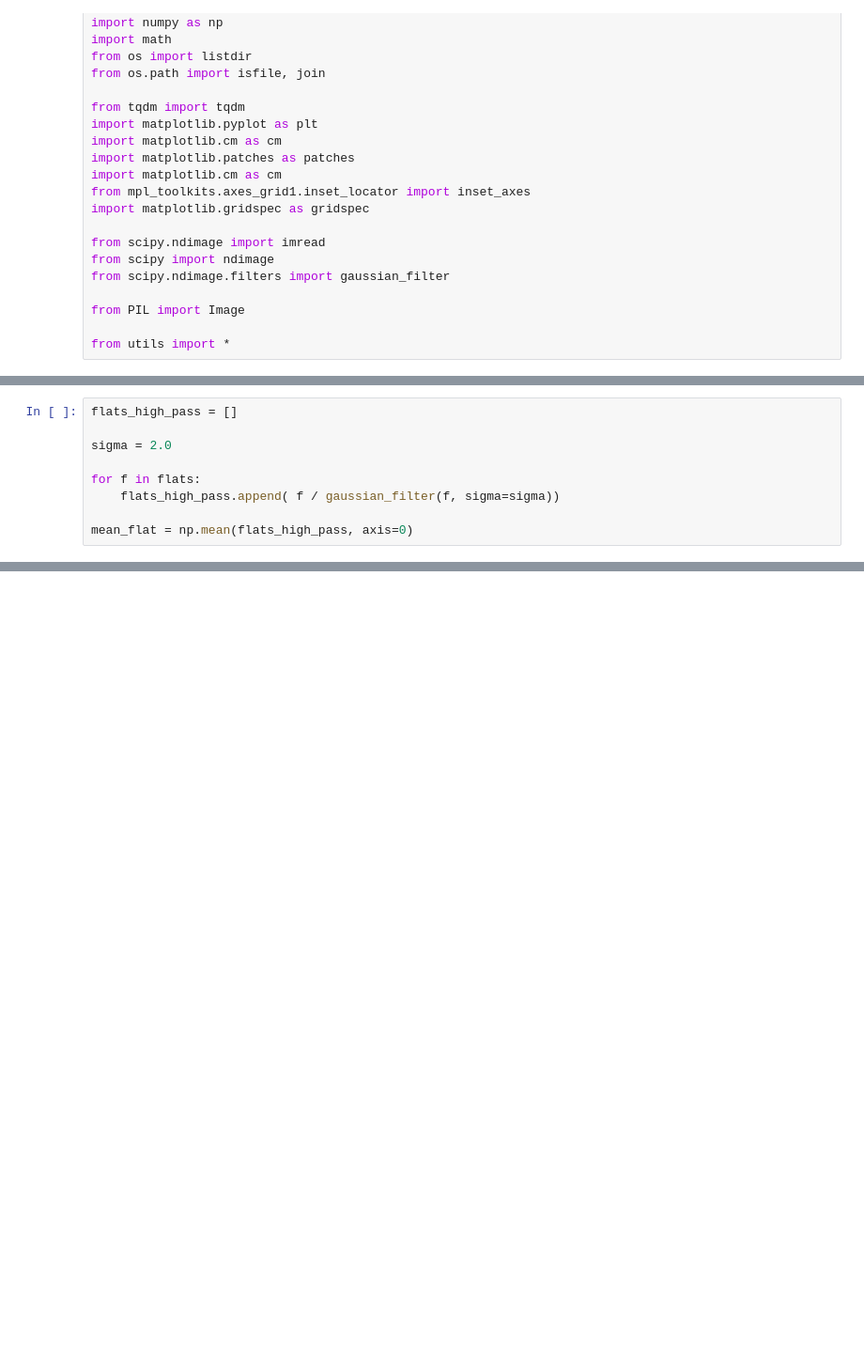
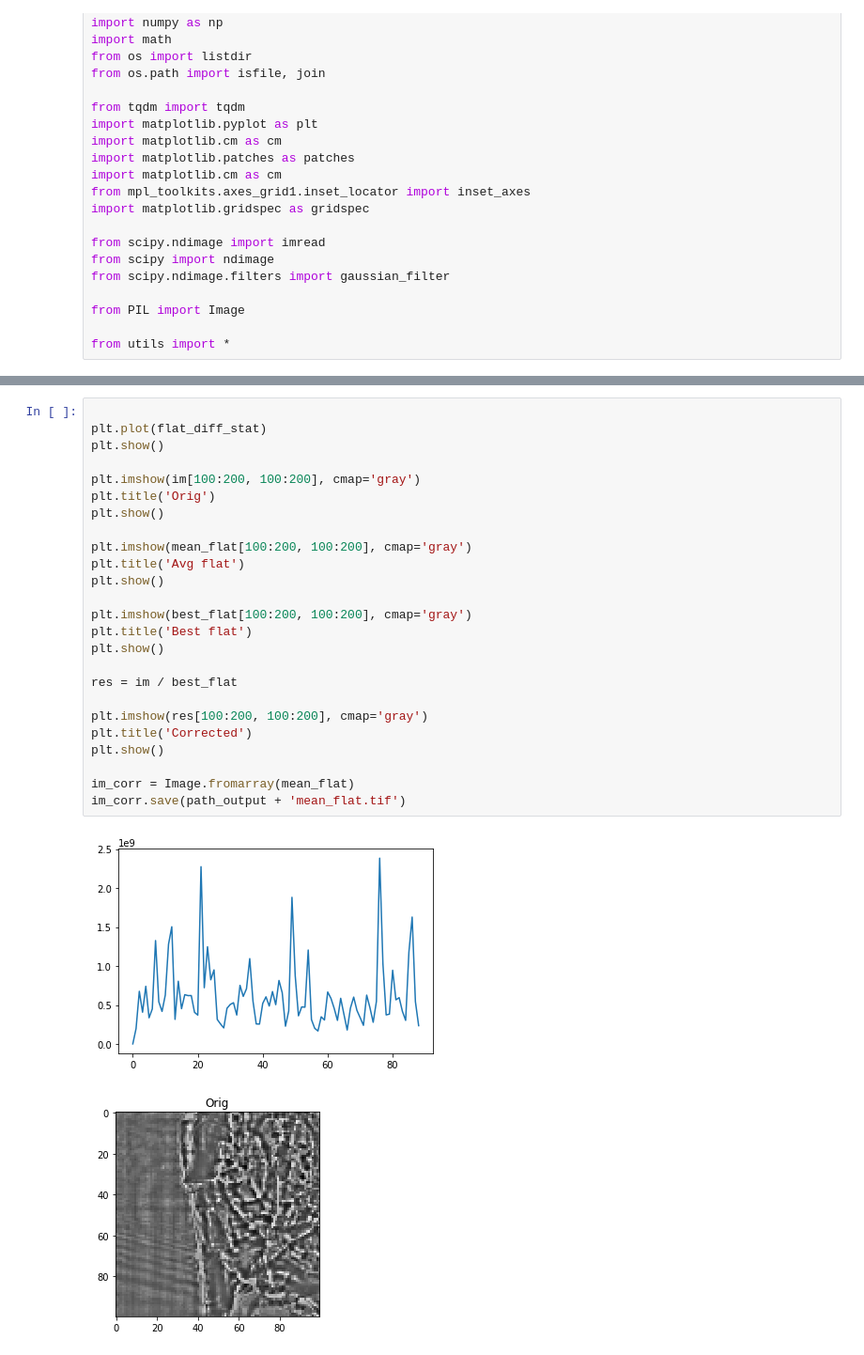
Before and after one commit to axruff/flatfield, a Jupyter notebook: flat.ipynb, the cells around one changed output, grey strips where cells are left out. Shown: that part at 94% size. Cells and saved outputs as stored; diff of their text form; blank space fills up the shorter version.

```diff
--- a/flat.ipynb
+++ b/flat.ipynb
@@ -50,9 +71,0 @@ plt.imshow(im, cmap='gray')
-# %%
-flats_high_pass = []
-
-sigma = 2.0
-
-for f in flats:
-    flats_high_pass.append( f / gaussian_filter(f, sigma=sigma))
-
-mean_flat = np.mean(flats_high_pass, axis=0)
@@ -72,0 +161,28 @@ print(new_a)
+# %%
+
+plt.plot(flat_diff_stat)
+plt.show()
+
+plt.imshow(im[100:200, 100:200], cmap='gray')
+plt.title('Orig')
+plt.show()
+
+plt.imshow(mean_flat[100:200, 100:200], cmap='gray')
+plt.title('Avg flat')
+plt.show()
+
+plt.imshow(best_flat[100:200, 100:200], cmap='gray')
+plt.title('Best flat')
+plt.show()
+
+res = im / best_flat
+
+plt.imshow(res[100:200, 100:200], cmap='gray')
+plt.title('Corrected')
+plt.show()
+
+im_corr = Image.fromarray(mean_flat)
+im_corr.save(path_output + 'mean_flat.tif')
+# %% [output]
+[figure, added]
+[figure, added]
```
Also changed, not shown: parts of 15 cells of this notebook.
